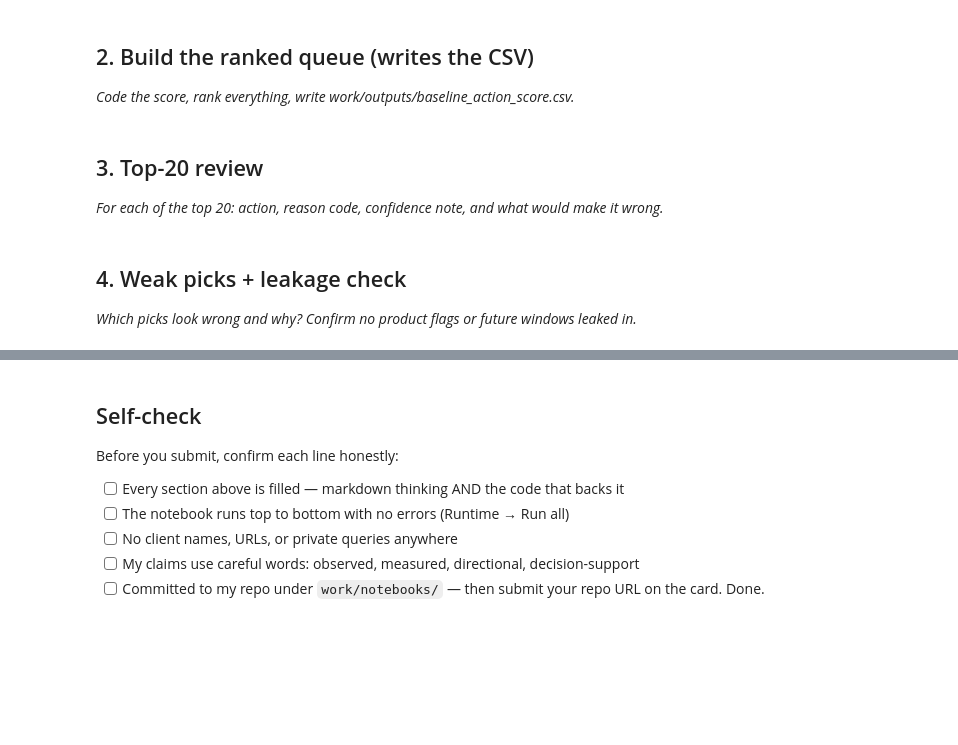
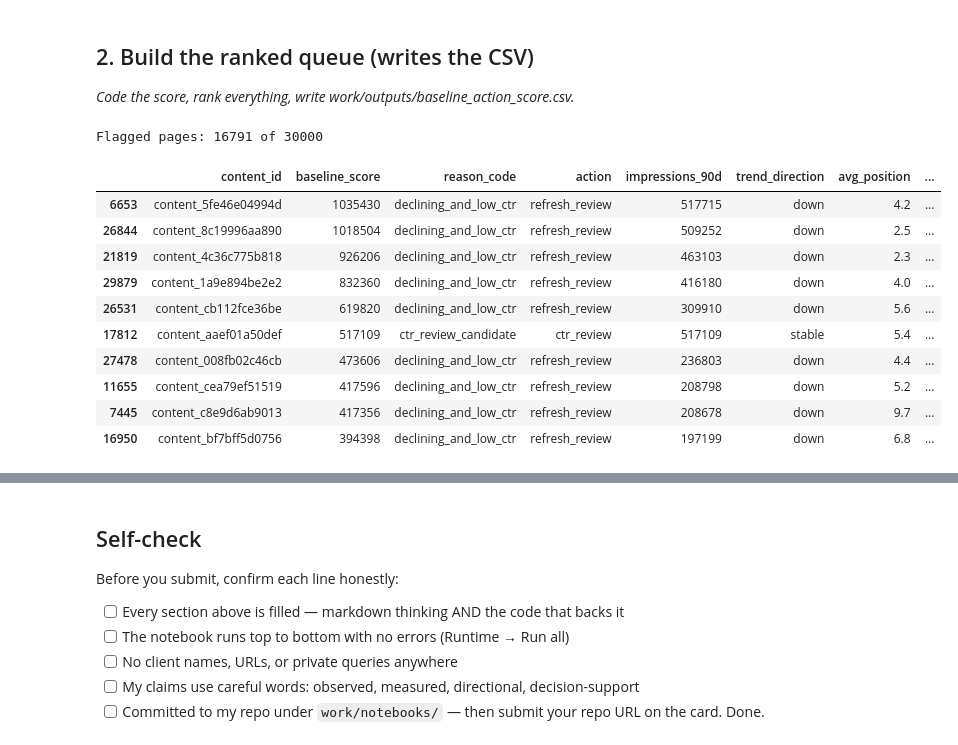
Before and after one commit to suyaibalsifat/flyrank-ml-internship, a Jupyter notebook: work/notebooks/w04_baseline_score.ipynb, the cells around one changed output, grey strips where cells are left out. Drawn from its saved outputs; the diff is of its cells as text; code cells hidden in the pictures; blank space fills up the shorter version.

```diff
--- a/work/notebooks/w04_baseline_score.ipynb
+++ b/work/notebooks/w04_baseline_score.ipynb
@@ -13,7 +40,61 @@ This skeleton is yours to fill. Work the sections **in order** — each one has
+# %% [markdown]
+## 2. Build the ranked queue (writes the CSV)
+
+*Code the score, rank everything, write work/outputs/baseline_action_score.csv.*
+# %%
+import pandas as pd
+import os
+
+df = pd.read_csv("data/raw/content_refresh_anonymized.csv")
+
+declining = (df.trend_direction == "down") & (df.impressions_90d >= 100)
+low_ctr = (df.impressions_90d >= 500) & (df.avg_position.between(0, 20, inclusive="right")) & (df.ctr < 0.5)
+
+df["declining_flag"] = declining.astype(int)
+df["low_ctr_flag"] = low_ctr.astype(int)
+
+# ONE reason code per row, most specific first
+def reason_code(row):
+    if row.declining_flag and row.low_ctr_flag:
+        return "declining_and_low_ctr"
+    elif row.declining_flag:
+        return "declining_with_demand"
+    elif row.low_ctr_flag:
+        return "ctr_review_candidate"
+    return "no_flag"
+
+df["reason_code"] = df.apply(reason_code, axis=1)
+df["action"] = df["reason_code"].map({
+    "declining_and_low_ctr": "refresh_review",
+    "declining_with_demand": "refresh_review",
+    "ctr_review_candidate": "ctr_review",
+    "no_flag": "monitor",
+})
+
+# score: weight by impressions so high-traffic flagged pages rank first
+df["baseline_score"] = df["impressions_90d"] * (df["declining_flag"] + df["low_ctr_flag"])
+
+queue = df[df.reason_code != "no_flag"].sort_values("baseline_score", ascending=False)
+print(f"Flagged pages: {len(queue)} of {len(df)}")
+
+os.makedirs("work/outputs", exist_ok=True)
+out_cols = ["content_id", "baseline_score", "reason_code", "action",
+            "impressions_90d", "trend_direction", "avg_position", "ctr"]
+queue[out_cols].to_csv("work/outputs/baseline_action_score.csv", index=False)
+queue[out_cols].head(10)
+# %% [output]
+Flagged pages: 16791 of 30000
+|  | content_id | baseline_score | reason_code | action | impressions_90d | trend_direction | avg_position | ... |
+| 6653 | content_5fe46e04994d | 1035430 | declining_and_low_ctr | refresh_review | 517715 | down | 4.2 | ... |
+| 26844 | content_8c19996aa890 | 1018504 | declining_and_low_ctr | refresh_review | 509252 | down | 2.5 | ... |
+| 21819 | content_4c36c775b818 | 926206 | declining_and_low_ctr | refresh_review | 463103 | down | 2.3 | ... |
+| 29879 | content_1a9e894be2e2 | 832360 | declining_and_low_ctr | refresh_review | 416180 | down | 4.0 | ... |
+| 26531 | content_cb112fce36be | 619820 | declining_and_low_ctr | refresh_review | 309910 | down | 5.6 | ... |
+| 17812 | content_aaef01a50def | 517109 | ctr_review_candidate | ctr_review | 517109 | stable | 5.4 | ... |
+| 27478 | content_008fb02c46cb | 473606 | declining_and_low_ctr | refresh_review | 236803 | down | 4.4 | ... |
+| 11655 | content_cea79ef51519 | 417596 | declining_and_low_ctr | refresh_review | 208798 | down | 5.2 | ... |
+| 7445 | content_c8e9d6ab9013 | 417356 | declining_and_low_ctr | refresh_review | 208678 | down | 9.7 | ... |
+| 16950 | content_bf7bff5d0756 | 394398 | declining_and_low_ctr | refresh_review | 197199 | down | 6.8 | ... |
 # %%
 # This cell is for CODE (numbers, a query, a check).
 # Write your text answer in the cell ABOVE this one — typing sentences here breaks Run All.
-# %% [markdown]
-## 2. Build the ranked queue (writes the CSV)
-
-*Code the score, rank everything, write work/outputs/baseline_action_score.csv.*
@@ -23,4 +100,0 @@ This skeleton is yours to fill. Work the sections **in order** — each one has
-# %% [markdown]
-## 3. Top-20 review
-
-*For each of the top 20: action, reason code, confidence note, and what would make it wrong.*
@@ -30,4 +100,0 @@ This skeleton is yours to fill. Work the sections **in order** — each one has
-# %% [markdown]
-## 4. Weak picks + leakage check
-
-*Which picks look wrong and why? Confirm no product flags or future windows leaked in.*
```
Also changed, not shown: parts of 10 cells of this notebook.
